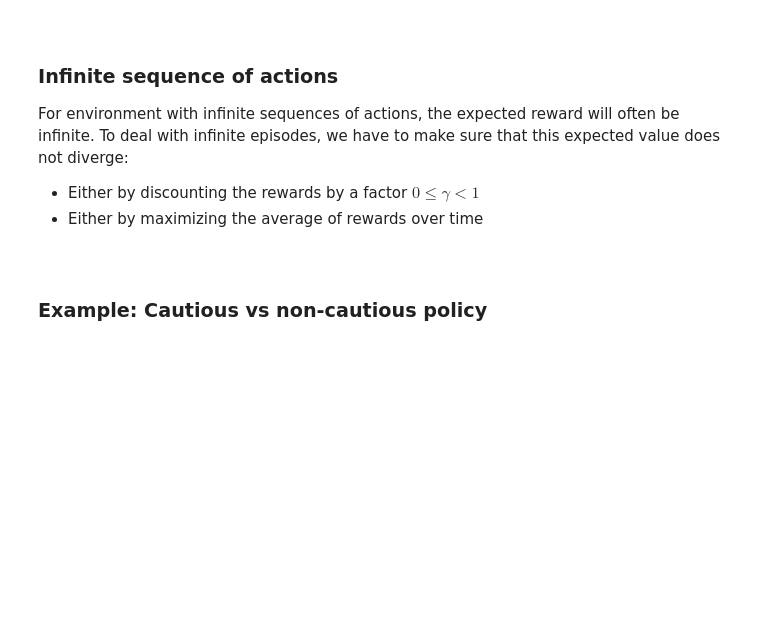
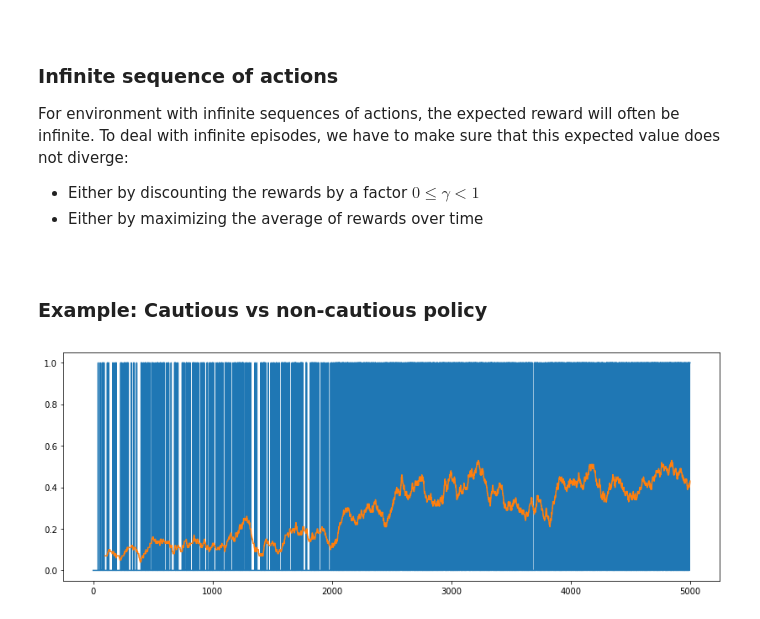
Before and after one commit to QuentinDuval/MLIntro, a Jupyter notebook: ml/0_basic_markov_process.ipynb, the cells around one changed output. Cells and saved outputs as stored; diff of their text form; code cells hidden in the pictures; blank space fills up the shorter version.

```diff
--- a/ml/0_basic_markov_process.ipynb
+++ b/ml/0_basic_markov_process.ipynb
@@ -421,3 +421,37 @@ For environment with infinite sequences of actions, the expected reward will oft
 <br>
 
 ### Example: Cautious vs non-cautious policy
+# %%
+import gym
+import pandas as pd
+
+
+def train_q_learning(env, nb_episodes: int, learning_rate: float,
+                     discount: float, epsilon: float):
+
+    episode_rewards = []
+    q_values = np.full(shape=(64, 4), fill_value=1.0) # Initial value used to encourage exploration
+    for _ in range(nb_episodes):
+        episode_reward = 0.
+        done = False
+        state = env.reset()
+        while not done:
+            action = env.action_space.sample() if np.random.rand(1) < epsilon else np.argmax(q_values[state])
+            next_state, reward, done, _ = env.step(action)
+            episode_reward += reward
+            target = reward if done else reward + discount * np.max(q_values[next_state])
+            q_values[state][action] += learning_rate * (target - q_values[state][action])
+            state = next_state
+        episode_rewards.append(episode_reward)
+    return episode_rewards
+
+with gym.make("FrozenLake-v0") as env:
+    episode_rewards = train_q_learning(env, nb_episodes=5000,
+                                       learning_rate=0.02, discount=0.95,
+                                       epsilon=0.1)
+    plt.figure(figsize=(14,5))
+    plt.plot(episode_rewards)
+    plt.plot(pd.Series(episode_rewards).rolling(100).mean())
+    plt.show()
+# %% [output]
+[figure, added]
```
